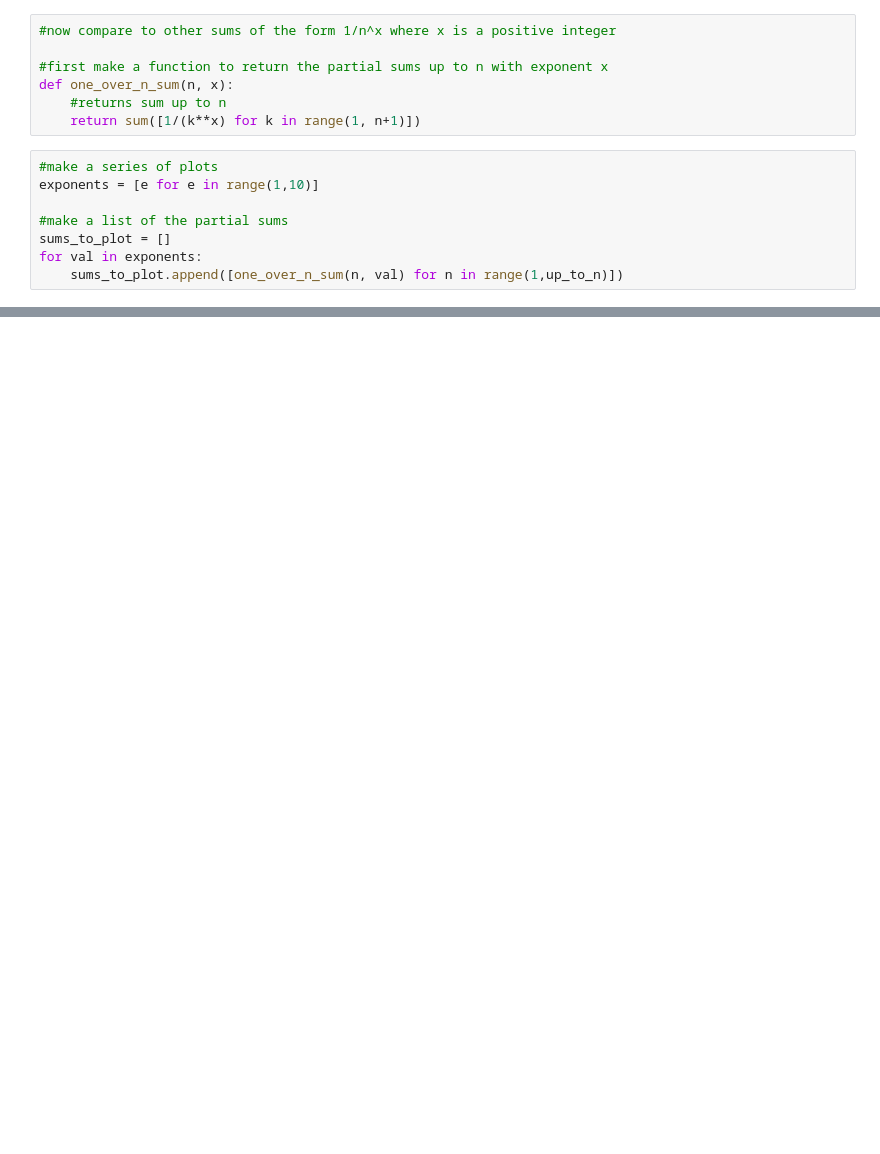
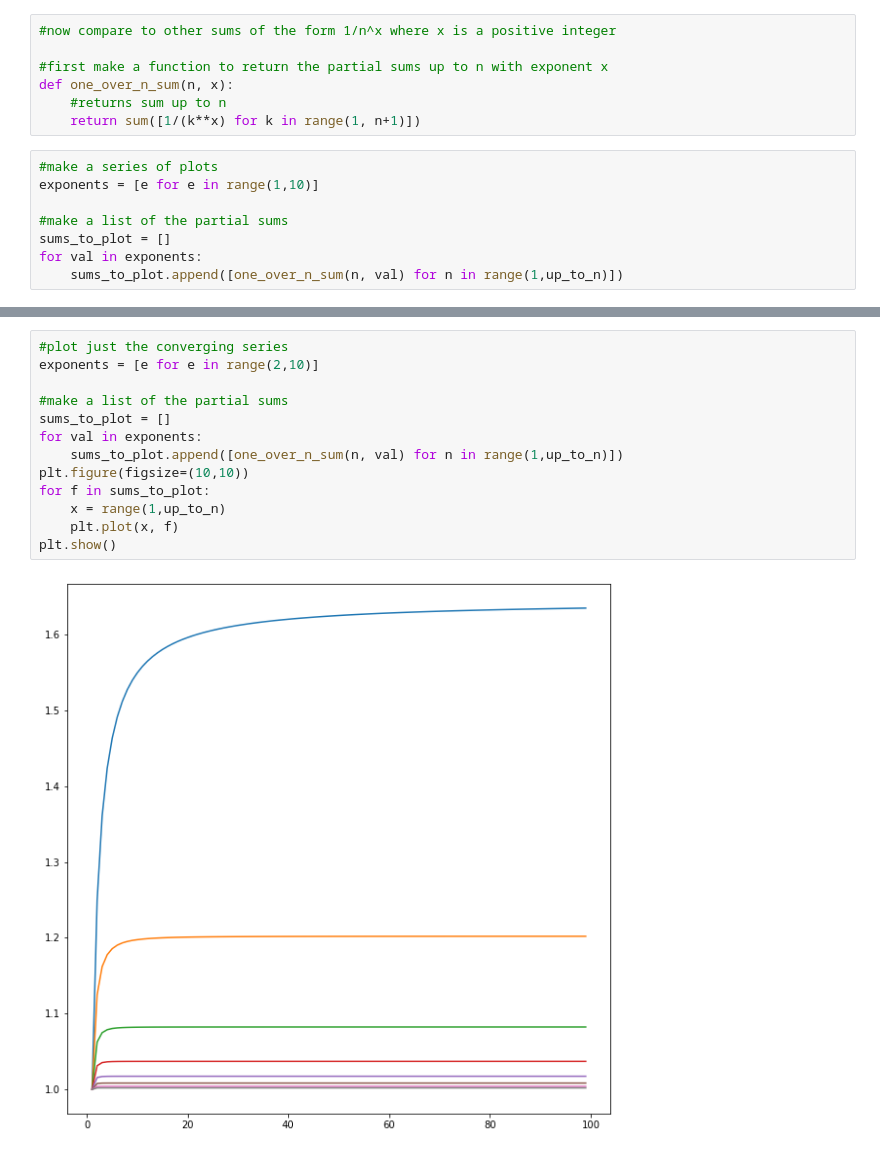
Before and after one commit to stephenfitzsimon/matplotlib_personalprojects, a Jupyter notebook: harmonic_sum_graphing.ipynb, the cells around one changed output, grey strips where cells are left out. Saved outputs shown, nothing was run; the diff lists cells and outputs as text; blank space fills up the shorter version.

```diff
--- a/harmonic_sum_graphing.ipynb
+++ b/harmonic_sum_graphing.ipynb
@@ -52,0 +80,15 @@ for val in exponents:
+# %%
+#plot just the converging series
+exponents = [e for e in range(2,10)]
+
+#make a list of the partial sums
+sums_to_plot = []
+for val in exponents:
+    sums_to_plot.append([one_over_n_sum(n, val) for n in range(1,up_to_n)])
+plt.figure(figsize=(10,10))
+for f in sums_to_plot:
+    x = range(1,up_to_n)
+    plt.plot(x, f)
+plt.show()
+# %% [output]
+[figure, added]
```
Also changed, not shown: parts of 10 cells of this notebook.
